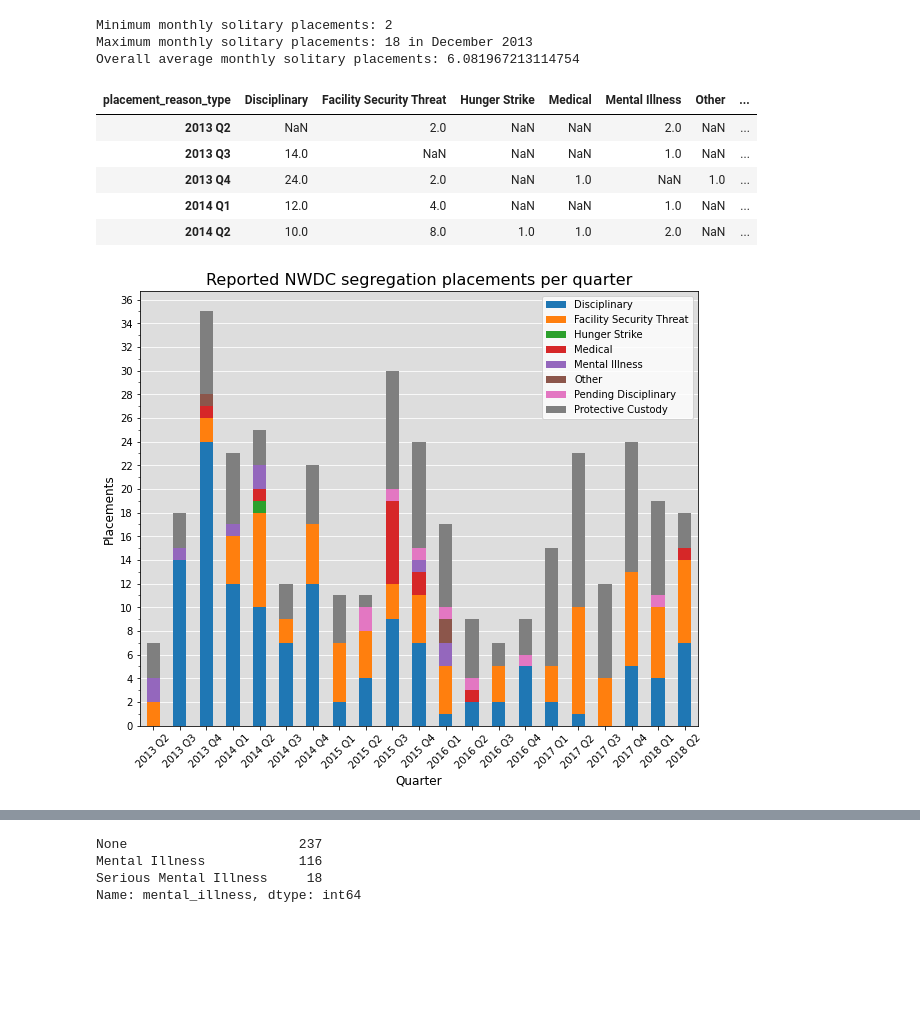
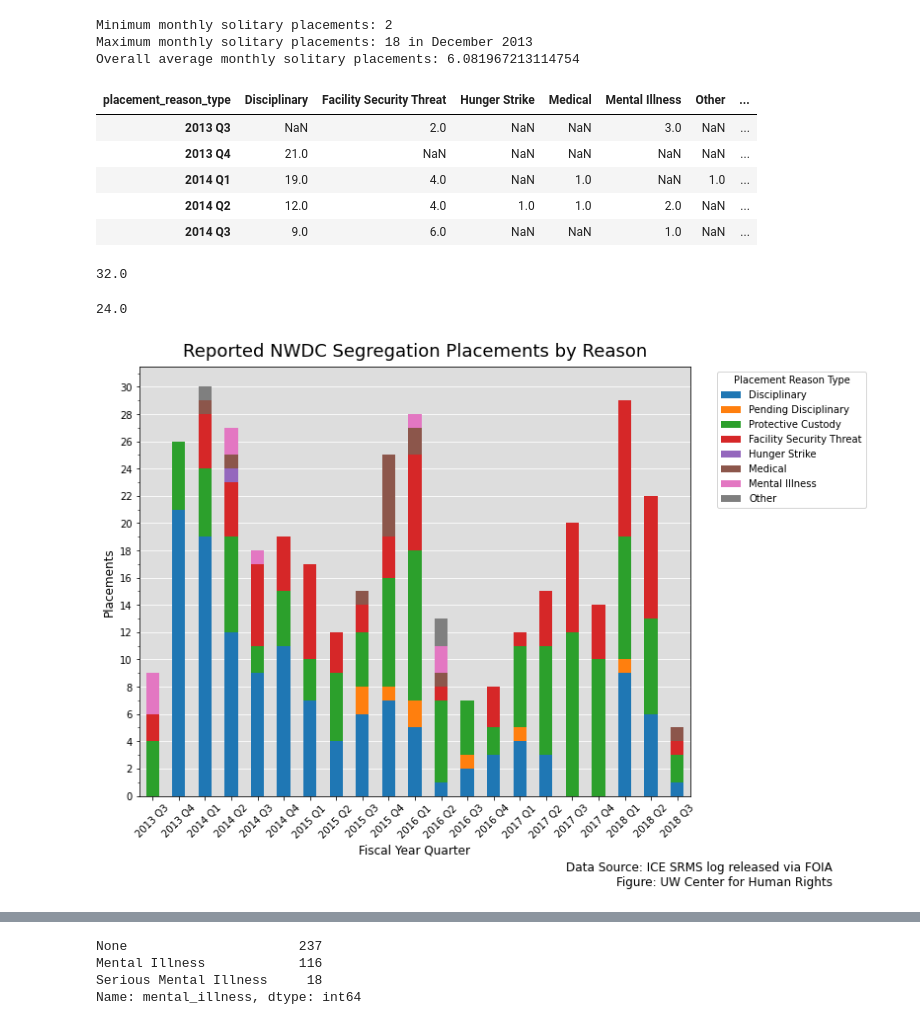
Before and after one commit to UWCHR/nwdc-seg, a Jupyter notebook: analyze/note/NWDC-analyze.ipynb, the cells around one changed output, grey strips where cells are left out. Saved outputs shown, nothing was run; the diff lists cells and outputs as text; code cells hidden in the pictures; blank space fills up the shorter version.

```diff
--- a/analyze/note/NWDC-analyze.ipynb
+++ b/analyze/note/NWDC-analyze.ipynb
@@ -201,14 +202,27 @@ Minimum monthly solitary placements: 2
 Maximum monthly solitary placements: 18 in December 2013
 Overall average monthly solitary placements: 6.081967213114754
 # %%
-data = df.set_index('placement_date').groupby([pd.Grouper(freq='Q')])['placement_reason_type'].value_counts().unstack()
+data = df.set_index('placement_date').groupby([pd.Grouper(freq='Q-OCT')])['placement_reason_type'].value_counts().unstack()
 data.index = [f'{x.year} Q{x.quarter}' for x in data.index]
 # %%
 data.head()
 # %% [output]
 | placement_reason_type | Disciplinary | Facility Security Threat | Hunger Strike | Medical | Mental Illness | Other | ... |
-| 2013 Q2 | NaN | 2.0 | NaN | NaN | 2.0 | NaN | ... |
-| 2013 Q3 | 14.0 | NaN | NaN | NaN | 1.0 | NaN | ... |
-| 2013 Q4 | 24.0 | 2.0 | NaN | 1.0 | NaN | 1.0 | ... |
-| 2014 Q1 | 12.0 | 4.0 | NaN | NaN | 1.0 | NaN | ... |
-| 2014 Q2 | 10.0 | 8.0 | 1.0 | 1.0 | 2.0 | NaN | ... |
+| 2013 Q3 | NaN | 2.0 | NaN | NaN | 3.0 | NaN | ... |
+| 2013 Q4 | 21.0 | NaN | NaN | NaN | NaN | NaN | ... |
+| 2014 Q1 | 19.0 | 4.0 | NaN | 1.0 | NaN | 1.0 | ... |
+| 2014 Q2 | 12.0 | 4.0 | 1.0 | 1.0 | 2.0 | NaN | ... |
+| 2014 Q3 | 9.0 | 6.0 | NaN | NaN | 1.0 | NaN | ... |
+# %%
+data = data[['Disciplinary',
+            'Pending Disciplinary',
+            'Protective Custody',
+            'Facility Security Threat',
+            'Hunger Strike',
+            'Medical',
+            'Mental Illness',
+            'Other']]
+# %%
+256/8
+# %% [output]
+32.0
@@ -214,0 +233,4 @@ data.head()
+# %%
+(256 - 64)/8
+# %% [output]
+24.0
@@ -215,22 +241,25 @@ data.head()
 # %%
 fig, ax = plt.subplots(figsize=(10,6))
 
-# ax.bar(data.index, data, width=20)
-data.plot(kind='bar', ax=ax, stacked=True, figsize=(10,8))
+p1 = data.plot(kind='bar', ax=ax, stacked=True, figsize=(10,8), color=cm.tab10(range(0,8,1)))
+# p1 = data.plot(kind='bar', ax=ax, stacked=True, figsize=(10,8), edgecolor='#000000', color=colors)
 
 ax.set_facecolor('#DDDDDD')
 ax.set_axisbelow(True)
 ax.yaxis.grid(color='#FFFFFF')
 
 ax.yaxis.set_minor_locator(MultipleLocator(1))
 ax.yaxis.set_major_locator(MultipleLocator(2))
 plt.xticks(rotation=45)
 
-plt.title('Reported NWDC segregation placements per quarter', fontsize=16)
+plt.title('Reported NWDC Segregation Placements by Reason', fontsize=18, pad=10)
 plt.ylabel('Placements', fontsize=12)
-plt.xlabel('Quarter', fontsize=12)
-plt.legend(loc='upper right')
+plt.xlabel('Fiscal Year Quarter', fontsize=12)
+plt.legend(bbox_to_anchor=(1.04,1), loc='upper left', title='Placement Reason Type')
+
+txt='Data Source: ICE SRMS log released via FOIA\nFigure: UW Center for Human Rights'
+plt.figtext(1.1, -.03, txt, wrap=True, horizontalalignment='right', fontsize=12)
 
 plt.show();
 # %% [output]
-[figure, old version]
+[figure, new version]
```
Also changed, not shown: parts of 28 cells of this notebook.
